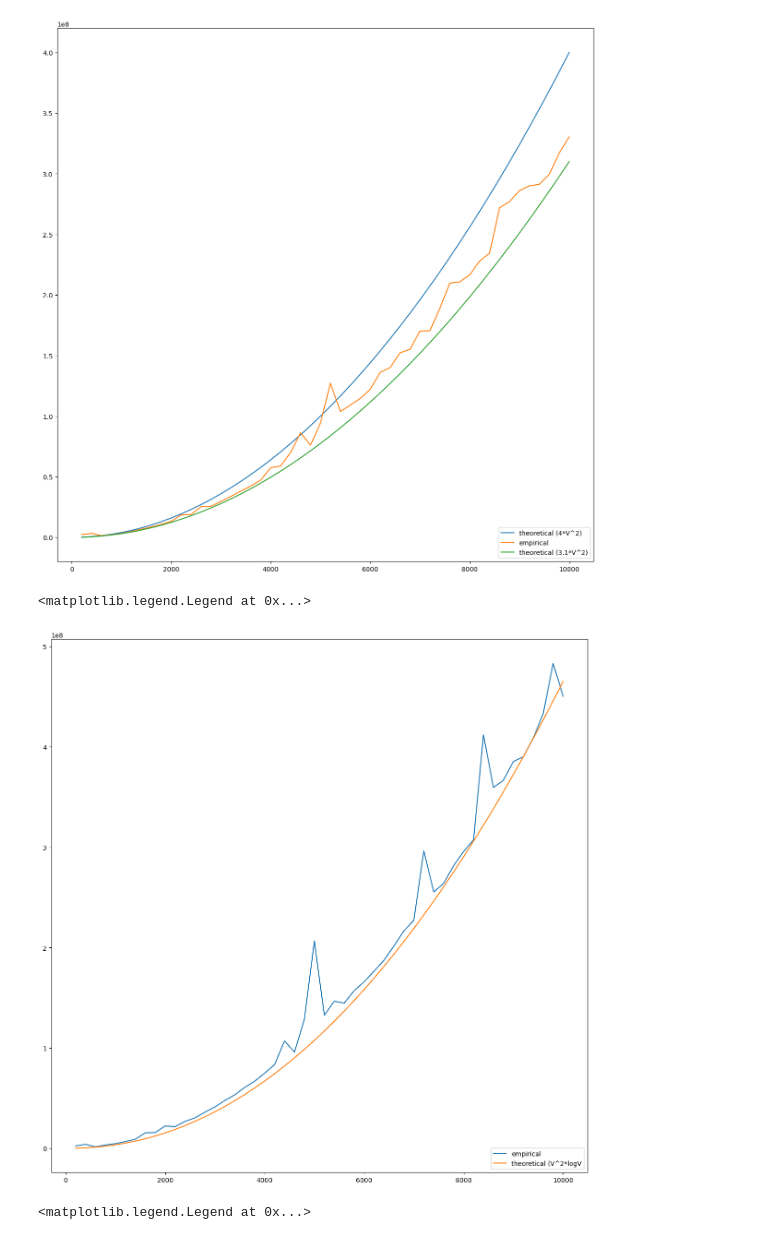
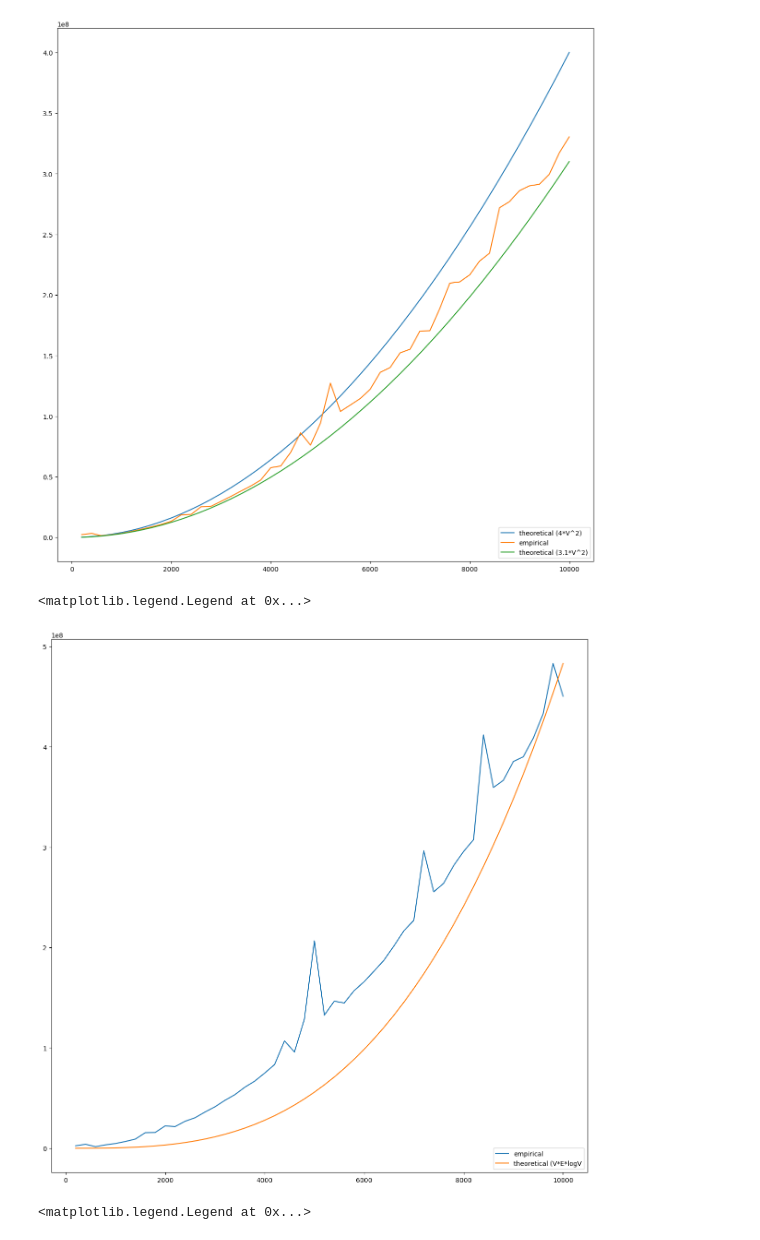
Before and after one commit to jdengoh/SC2001, a Jupyter notebook: The Dijkstra’s Algorithm/DataVisualization_Proj2.ipynb, the cells around one changed output. Saved outputs shown, nothing was run; the diff lists cells and outputs as text; code cells hidden in the pictures.

```diff
--- a/The Dijkstra’s Algorithm/DataVisualization_Proj2.ipynb
+++ b/The Dijkstra’s Algorithm/DataVisualization_Proj2.ipynb
@@ -86,7 +86,13 @@ varying_V.head()
 # %%
 v = varying_V["V"]
 e = varying_V["E"]
-alist = pd.DataFrame([v, v*v*np.log2(v)*0.35]).transpose()
+
+max_empirical = max(varying_V["Min_Heap Queue Runtime"])
+max_theoretical = max(v*e*np.log2(v)*3.0)  # Adjusted for V^3*logV complexity
+constant = max_empirical / max_theoretical
+
+alist = pd.DataFrame([v, v*e*np.log2(v)*3.0*constant]).transpose()
+#alist = pd.DataFrame([v, v*e*np.log2(v)*1100]).transpose()
 array = pd.DataFrame([v, v*v*3.1]).transpose()
 array2 = pd.DataFrame([v, v*v*4]).transpose()
 alist.columns = ["V", "runtime"]
@@ -105,11 +111,11 @@ plt.legend(["theoretical (4*V^2)", "empirical", "theoretical (3.1*V^2)"], loc ="
 # %%
 fig, ax = plt.subplots(1, 1, figsize=(15, 15))
 plt.plot(varying_V["V"], varying_V["Min_Heap Queue Runtime"])
 plt.plot(alist["V"], alist["runtime"])
-plt.legend(["empirical", "theoretical (V^2*logV"], loc ="lower right")
+plt.legend(["empirical", "theoretical (V*E*logV"], loc ="lower right")
 # %% [output]
 <matplotlib.legend.Legend at 0x...>
-[figure, old version]
+[figure, new version]
 # %%
 fig, ax = plt.subplots(1, 1, figsize=(10, 5))
 plt.plot(varying_V["V"], varying_V["Array Queue Runtime"])
```
